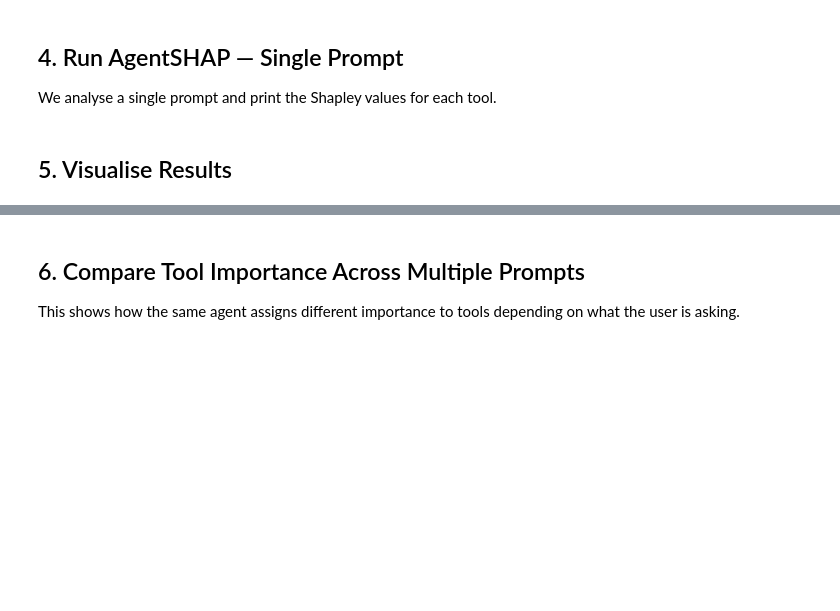
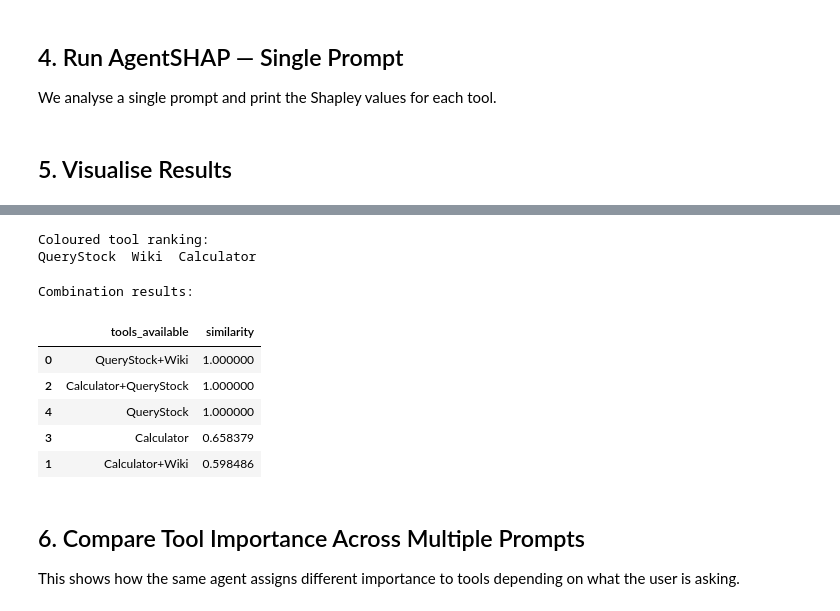
Before and after one commit to mahendra-kausik/AgentSHAP, a Jupyter notebook: notebooks/AgentSHAP_Runnable.ipynb, the cells around one changed output, grey strips where cells are left out. Saved outputs shown, nothing was run; the diff lists cells and outputs as text; code cells hidden in the pictures; blank space fills up the shorter version.

```diff
--- a/notebooks/AgentSHAP_Runnable.ipynb
+++ b/notebooks/AgentSHAP_Runnable.ipynb
@@ -233,11 +267,22 @@ plt.show()
 # %%
-# Coloured text (red = high importance, blue = low importance)
-print('Coloured tool ranking:')
-agent_shap.print_colored_tools()
+# # Coloured text (red = high importance, blue = low importance)
+# print('Coloured tool ranking:')
+# agent_shap.print_colored_tools()
+# %% [output]
+Coloured tool ranking:
+QueryStock  Wiki  Calculator
 # %%
-# Inspect the full results DataFrame
-print('Combination results:')
-results_df[['tools_available', 'similarity']].sort_values('similarity', ascending=False)
+# # Inspect the full results DataFrame
+# print('Combination results:')
+# results_df[['tools_available', 'similarity']].sort_values('similarity', ascending=False)
+# %% [output]
+Combination results:
+|  | tools_available | similarity |
+| 0 | QueryStock+Wiki | 1.000000 |
+| 2 | Calculator+QueryStock | 1.000000 |
+| 4 | QueryStock | 1.000000 |
+| 3 | Calculator | 0.658379 |
+| 1 | Calculator+Wiki | 0.598486 |
 # %% [markdown]
 ## 6. Compare Tool Importance Across Multiple Prompts
 
```
Also changed, not shown: parts of 13 cells of this notebook, 12 other files.
